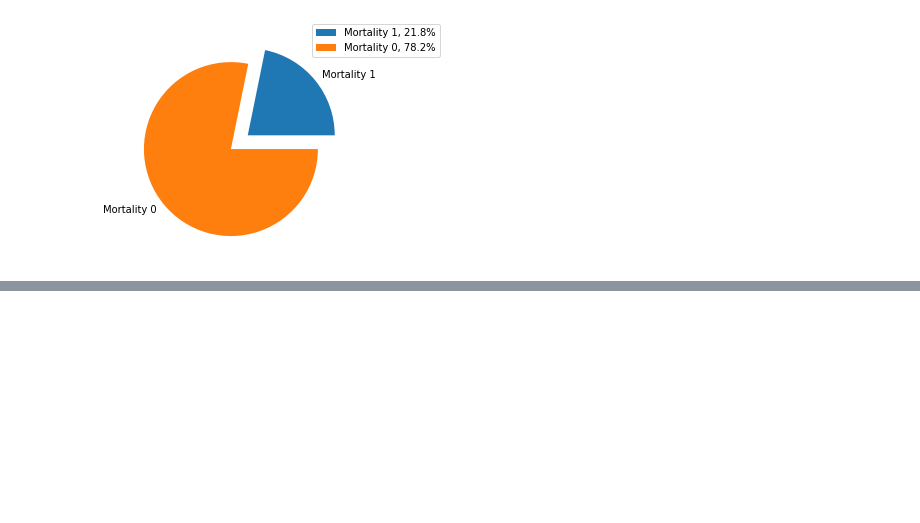
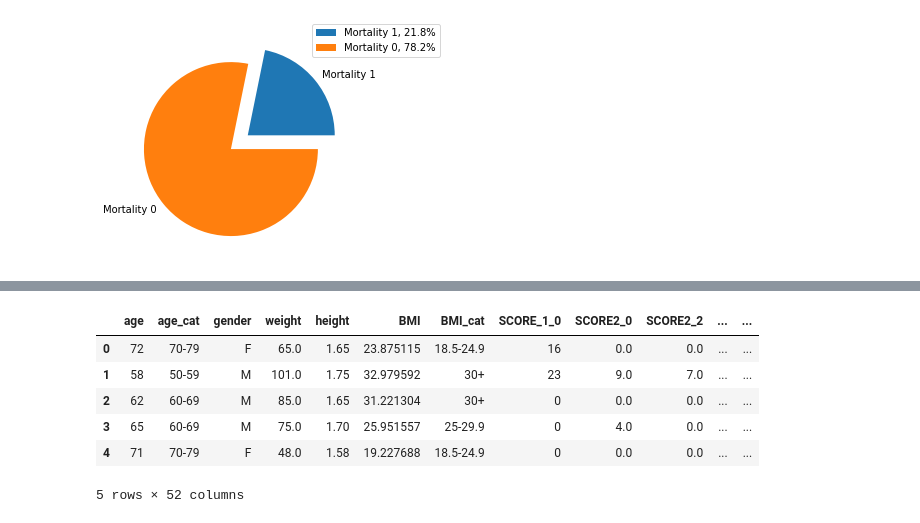
Before and after one commit to Shaked-g/FinalProject, a Jupyter notebook: Final Project.ipynb, the cells around one changed output, grey strips where cells are left out. Cells and saved outputs as stored; diff of their text form; code cells hidden in the pictures; blank space fills up the shorter version.

```diff
--- a/Final Project.ipynb
+++ b/Final Project.ipynb
@@ -170,0 +146,26 @@ plt.show()
+# %%
+# Summing the occurence of symptoms for the first three days in the ICU
+data['first_day_symptoms'] = data['Diarrhea_Day_0'] + data['GIbleeding_Day_0'] + data['Vommiting_Day_0']
+data['second_day_symptoms'] = data['Diarrhea_Day_1'] + data['GIbleeding_Day_1'] + data['Vommiting_Day_1']
+data['third_day_symptoms'] = data['Diarrhea_Day_2'] + data['GIbleeding_Day_2'] + data['Vommiting_Day_2']
+data['summed_symptoms'] = data['first_day_symptoms'] + data['second_day_symptoms'] + data['third_day_symptoms']
+
+#data['summedSymptoms']
+# %%
+# Remove all columns between the column names
+three_days_data = data.drop(data.loc[:, 'Diarrhea_Day_3':'Diarrhea_Day_13'].columns, axis = 1)
+three_days_data = three_days_data.drop(three_days_data.loc[:, 'GIbleeding_Day_3':'GIbleeding_Day_13'].columns, axis = 1)
+three_days_data = three_days_data.drop(three_days_data.loc[:, 'Vommiting_Day_3':'Number_of_GIS_in_Day_13_cat'].columns, axis = 1)
+three_days_data = three_days_data.drop(three_days_data.loc[:, 'GRV_250_Day_3':'GRV_250_Day_13'].columns, axis = 1)
+three_days_data = three_days_data.drop(three_days_data.loc[:, 'LT_70%ENcal_day3':'LT_70%ENcal_day13'].columns, axis = 1)
+#three_days_data
+# %%
+three_days_data.head()
+# %% [output]
+|  | age | age_cat | gender | weight | height | BMI | BMI_cat | SCORE_1_0 | SCORE2_0 | SCORE2_2 | ... | ... |
+| 0 | 72 | 70-79 | F | 65.0 | 1.65 | 23.875115 | 18.5-24.9 | 16 | 0.0 | 0.0 | ... | ... |
+| 1 | 58 | 50-59 | M | 101.0 | 1.75 | 32.979592 | 30+ | 23 | 9.0 | 7.0 | ... | ... |
+| 2 | 62 | 60-69 | M | 85.0 | 1.65 | 31.221304 | 30+ | 0 | 0.0 | 0.0 | ... | ... |
+| 3 | 65 | 60-69 | M | 75.0 | 1.70 | 25.951557 | 25-29.9 | 0 | 4.0 | 0.0 | ... | ... |
+| 4 | 71 | 70-79 | F | 48.0 | 1.58 | 19.227688 | 18.5-24.9 | 0 | 0.0 | 0.0 | ... | ... |
+5 rows × 52 columns
```
Also changed, not shown: parts of 15 cells of this notebook.
